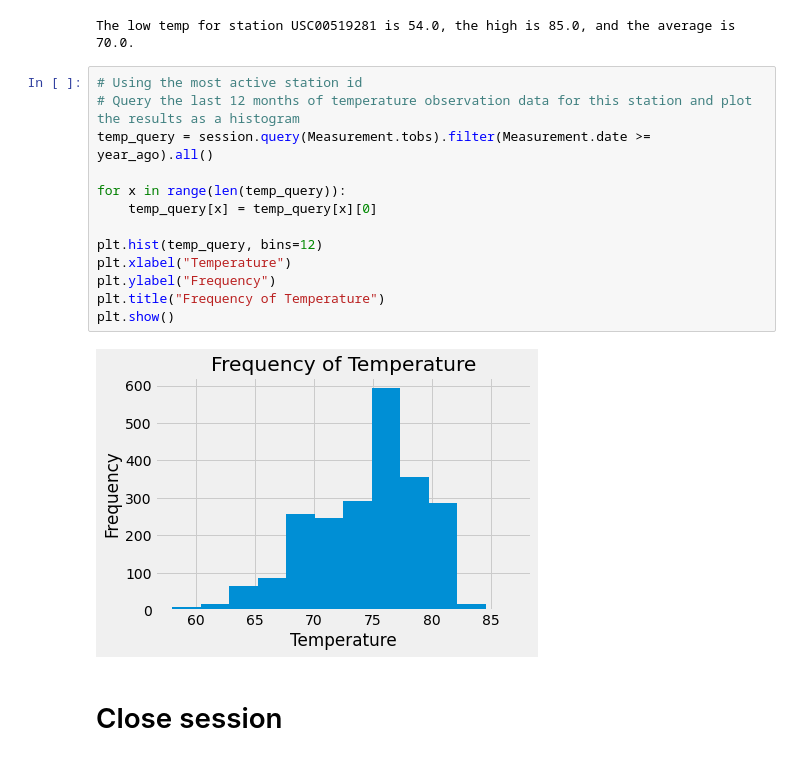
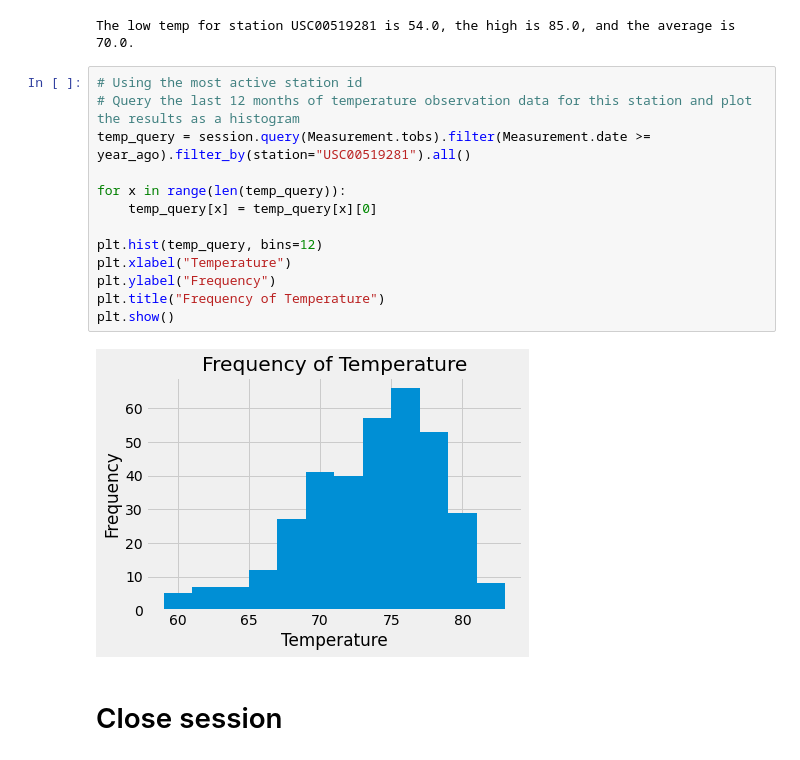
Before and after one commit to ClareSpecht/sqlalchemy-challenge, a Jupyter notebook: climate_starter.ipynb, the cells around one changed output. Cells and saved outputs as stored; diff of their text form.

```diff
--- a/climate_starter.ipynb
+++ b/climate_starter.ipynb
@@ -117,18 +117,18 @@ The low temp for station USC00519281 is 54.0, the high is 85.0, and the average
 # %%
 # Using the most active station id
 # Query the last 12 months of temperature observation data for this station and plot the results as a histogram
-temp_query = session.query(Measurement.tobs).filter(Measurement.date >= year_ago).all()
+temp_query = session.query(Measurement.tobs).filter(Measurement.date >= year_ago).filter_by(station="USC00519281").all()
 
 for x in range(len(temp_query)):
     temp_query[x] = temp_query[x][0]
 
 plt.hist(temp_query, bins=12)
 plt.xlabel("Temperature")
 plt.ylabel("Frequency")
 plt.title("Frequency of Temperature")
 plt.show()
 # %% [output]
-[figure, old version]
+[figure, new version]
 # %% [markdown]
 # Close session
 # %%
```
Also changed, not shown: 1 other file.
